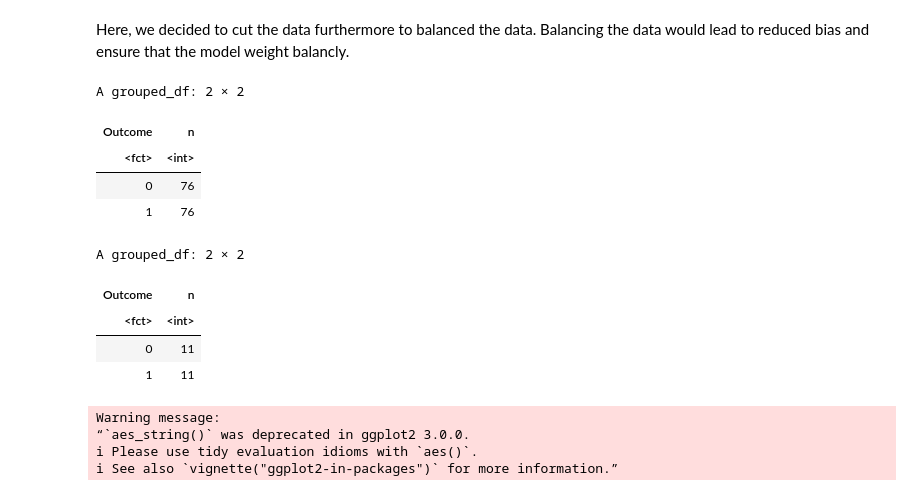
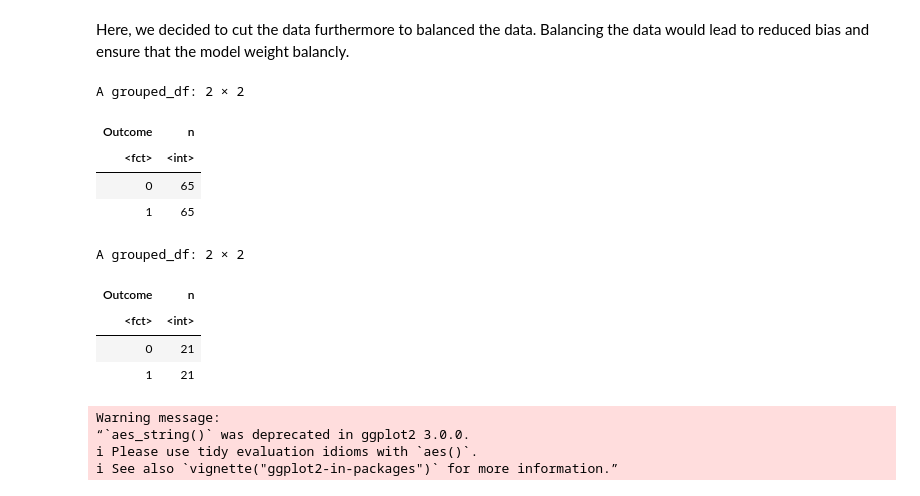
Before and after one commit to justinyyl/STAT_301_Group_31, a Jupyter notebook: Group_Report.ipynb, the cells around one changed output. Cells and saved outputs as stored; diff of their text form; code cells hidden in the pictures.

```diff
--- a/Group_Report.ipynb
+++ b/Group_Report.ipynb
@@ -237,41 +237,41 @@ Here, we decided to cut the data furthermore to balanced the data. Balancing the
 # Contributor: Farrel (Use the balanced data)
 
 set.seed(123)
 
 diabetes_sample <-
     diabetes_balanced %>%
     mutate(id = row_number())
 
 training_diabetes <-
     diabetes_sample %>%
-    slice_sample(prop = 0.70)
+    slice_sample(prop = 0.60)
 
 testing_diabetes <-
     diabetes_sample %>%
     anti_join(training_diabetes, by = "id") %>%
     select(-id)
 
 training_diabetes <-
     training_diabetes |>
     select(-id)
 
 weights <- ifelse(training_diabetes$Outcome == 1,
                   sum(training_diabetes$Outcome == 0) / sum(training_diabetes$Outcome == 1),
                   sum(training_diabetes$Outcome == 1) / sum(training_diabetes$Outcome == 0))
 
 count(training_diabetes)
 count(testing_diabetes)
 # %% [output]
 A grouped_df: 2 × 2
 | Outcome | n |
 | <fct> | <int> |
-| 0 | 76 |
-| 1 | 76 |
+| 0 | 65 |
+| 1 | 65 |
 A grouped_df: 2 × 2
 | Outcome | n |
 | <fct> | <int> |
-| 0 | 11 |
-| 1 | 11 |
+| 0 | 21 |
+| 1 | 21 |
 # %%
 # Main developer: Yulin
 # Edited By Josh To add figure numbers
```
Also changed, not shown: parts of 11 cells of this notebook.
